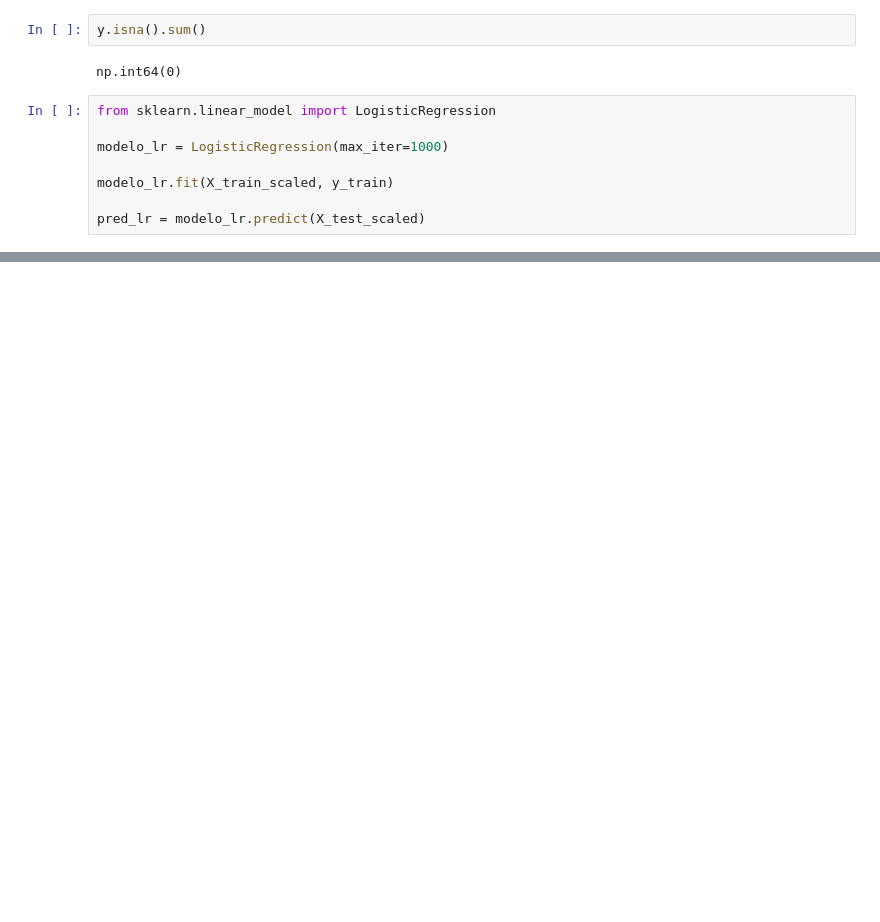
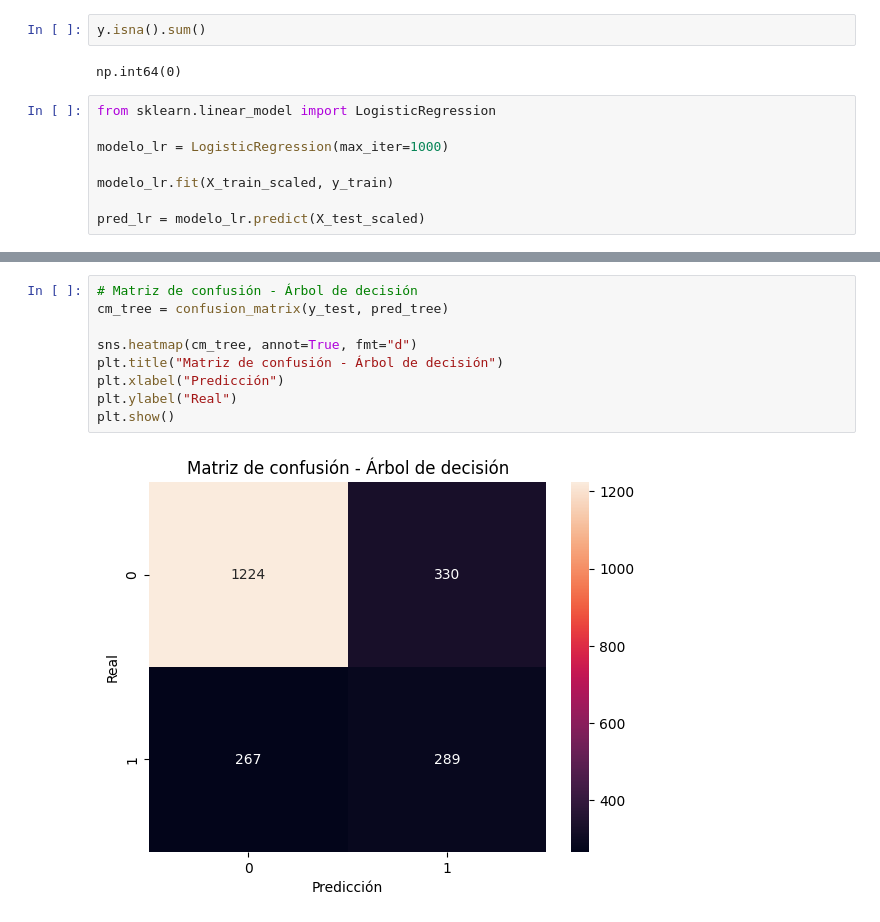
Before and after one commit to nicolle-tq/Telecom-X-parte-2-, a Jupyter notebook: Telecom-X-parte-2-.ipynb, the cells around one changed output, grey strips where cells are left out. Drawn from its saved outputs; the diff is of its cells as text; blank space fills up the shorter version.

```diff
--- a/Telecom-X-parte-2-.ipynb
+++ b/Telecom-X-parte-2-.ipynb
@@ -159,0 +207,11 @@ pred_lr = modelo_lr.predict(X_test_scaled)
+# %%
+# Matriz de confusión - Árbol de decisión
+cm_tree = confusion_matrix(y_test, pred_tree)
+
+sns.heatmap(cm_tree, annot=True, fmt="d")
+plt.title("Matriz de confusión - Árbol de decisión")
+plt.xlabel("Predicción")
+plt.ylabel("Real")
+plt.show()
+# %% [output]
+[figure, added]
```
Also changed, not shown: parts of 14 cells of this notebook.
